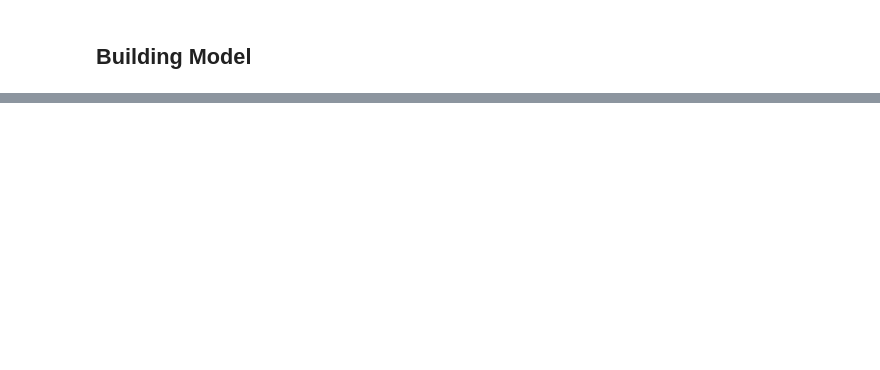
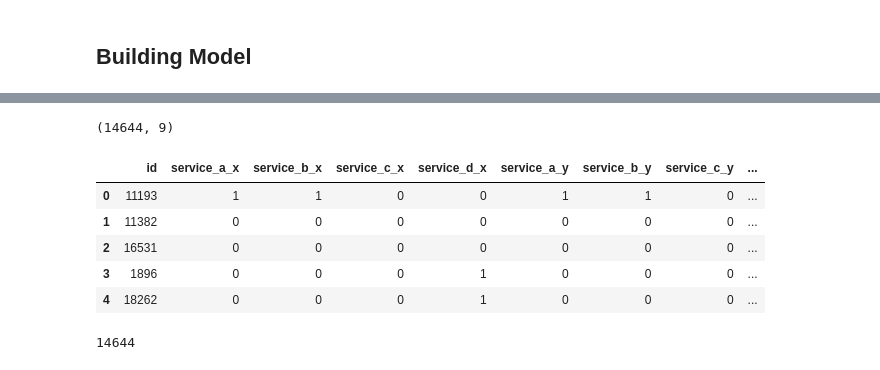
Before and after one commit to sravangereddy/DataScience_, a Jupyter notebook: Capstone/Capstone - v2 - ClassifierChains.ipynb, the cells around one changed output, grey strips where cells are left out. Drawn from its saved outputs; the diff is of its cells as text; code cells hidden in the pictures; blank space fills up the shorter version.

```diff
--- a/Capstone/Capstone - v2 - ClassifierChains.ipynb
+++ b/Capstone/Capstone - v2 - ClassifierChains.ipynb
@@ -206,0 +271,3 @@ ord_in_master_dataset.describe(include="all")
+# %%
+dtree_model = DecisionTreeClassifier(max_depth=9).fit(X_Train, Y_Train)
+dtree_predictions_train = dtree_model.predict(X_Train)
@@ -206,0 +300,2 @@ ord_in_master_dataset.describe(include="all")
+# %%
+Y_Train = tar_master_dataset.iloc[:,1:5]
@@ -206,0 +323,14 @@ ord_in_master_dataset.describe(include="all")
+# %%
+dtree_dict = defaultdict(DecisionTreeClassifier)
+final_preds=pd.DataFrame(tar_master_dataset["id"])
+for targetVar in Y_Train.columns :
+    print("Predictions for ",(targetVar))
+    dtree_dict[targetVar] = DecisionTreeClassifier(max_depth=13)
+    dtree_dict[targetVar] = dtree_dict[targetVar].fit(X_Train, Y_Train[targetVar])
+    dtree_predictions_train = dtree_dict[targetVar].predict(X_Train)
+    print("Classification Report")
+    print(classification_report(Y_Train[targetVar],dtree_predictions_train))
+    print("------------------------------------------------------------------")
+    X_Train = pd.merge(X_Train,pd.DataFrame(dtree_predictions_train), left_index=True, right_index=True)
+    final_preds = pd.merge(final_preds,pd.DataFrame(dtree_predictions_train, columns=[targetVar])
+                           , left_index=True, right_index=True)
@@ -206,0 +383,18 @@ ord_in_master_dataset.describe(include="all")
+# %%
+df = pd.merge(final_preds, Y_Train, left_index=True, right_index=True)
+df.shape
+# %% [output]
+(14644, 9)
+# %%
+df.head()
+# %% [output]
+|  | id | service_a_x | service_b_x | service_c_x | service_d_x | service_a_y | service_b_y | service_c_y | ... |
+| 0 | 11193 | 1 | 1 | 0 | 0 | 1 | 1 | 0 | ... |
+| 1 | 11382 | 0 | 0 | 0 | 0 | 0 | 0 | 0 | ... |
+| 2 | 16531 | 0 | 0 | 0 | 0 | 0 | 0 | 0 | ... |
+| 3 | 1896 | 0 | 0 | 0 | 1 | 0 | 0 | 0 | ... |
+| 4 | 18262 | 0 | 0 | 0 | 1 | 0 | 0 | 0 | ... |
+# %%
+df.shape[0]
+# %% [output]
+14644
```
Also changed, not shown: parts of 23 cells of this notebook.
